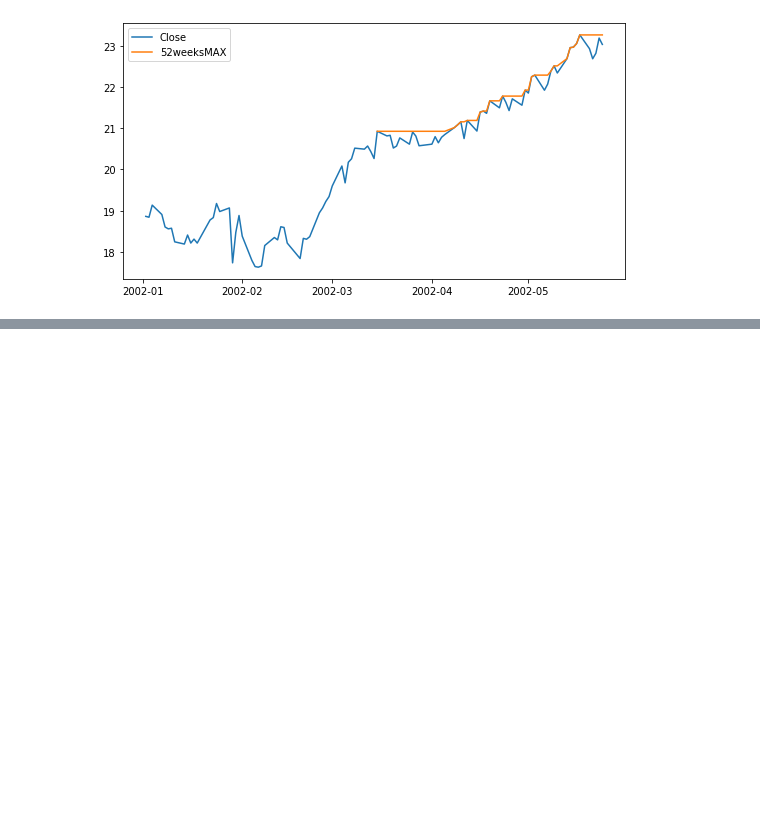
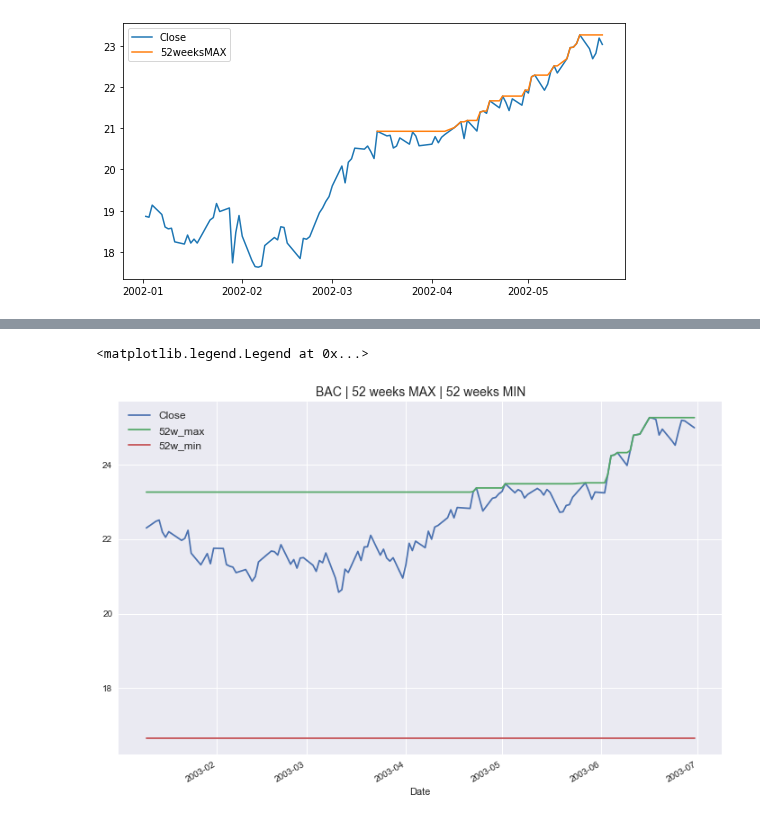
Before and after one commit to fadeeva/stock_market_research, a Jupyter notebook: classic/52_weeks/52weeks.ipynb, the cells around one changed output, grey strips where cells are left out. Cells and saved outputs as stored; diff of their text form; code cells hidden in the pictures; blank space fills up the shorter version.

```diff
--- a/classic/52_weeks/52weeks.ipynb
+++ b/classic/52_weeks/52weeks.ipynb
@@ -307,0 +384,7 @@ plt.legend()
+# %%
+data.loc['2003-01':'2003-06', ['Close', '52w_max', '52w_min']].plot(figsize=(12, 8))
+plt.title('BAC | 52 weeks MAX | 52 weeks MIN', fontsize=14)
+plt.legend(fontsize=12)
+# %% [output]
+<matplotlib.legend.Legend at 0x...>
+[figure, added]
```
Also changed, not shown: parts of 17 cells of this notebook, 1 other file.
